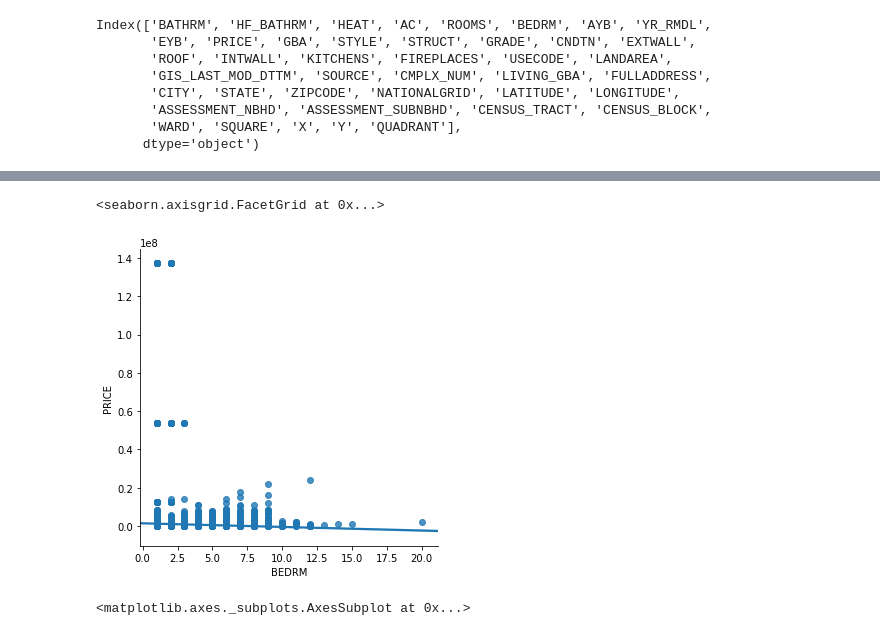
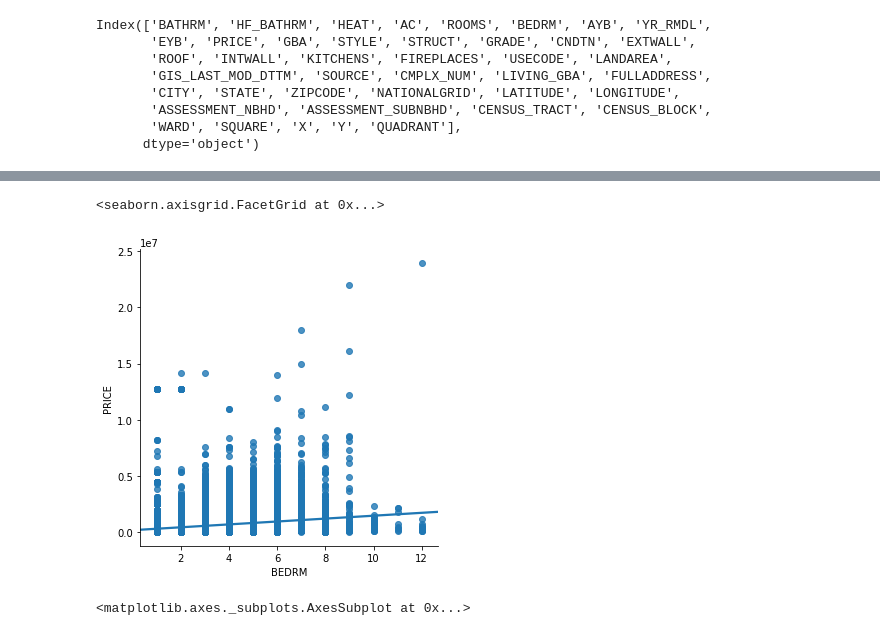
Before and after one commit to tatibravo/Data-Analytics-DC-Properties-Visualization, a Jupyter notebook: Visualizing DC Property Data - Tatiana Bravo.ipynb, the cells around one changed output, grey strips where cells are left out. Cells and saved outputs as stored; diff of their text form; code cells hidden in the pictures.

```diff
--- a/Visualizing DC Property Data - Tatiana Bravo.ipynb
+++ b/Visualizing DC Property Data - Tatiana Bravo.ipynb
@@ -60,6 +64,7 @@ sns.lmplot(x='BEDRM',y='BATHRM',data=DC_properties_final)
-# %%
-sns.lmplot(x='BEDRM',y='PRICE',data=DC_properties_final)
-# %% [output]
-<seaborn.axisgrid.FacetGrid at 0x...>
-[figure, removed]
+# %%
+sns.lmplot(x='BEDRM',y='PRICE',data=DC_properties_cleanest)
+#would need to remove the outliers (around 0.6 price and 1.4 price, and get rid of anything more than 10 rooms)
+# %% [output]
+<seaborn.axisgrid.FacetGrid at 0x...>
+[figure, added]
 # %%
```
Also changed, not shown: parts of 4 cells of this notebook.
